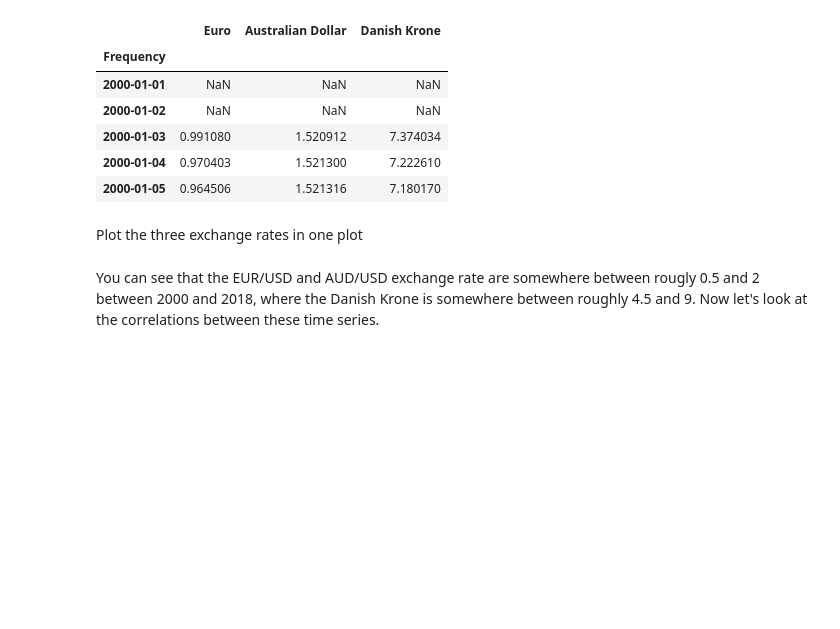
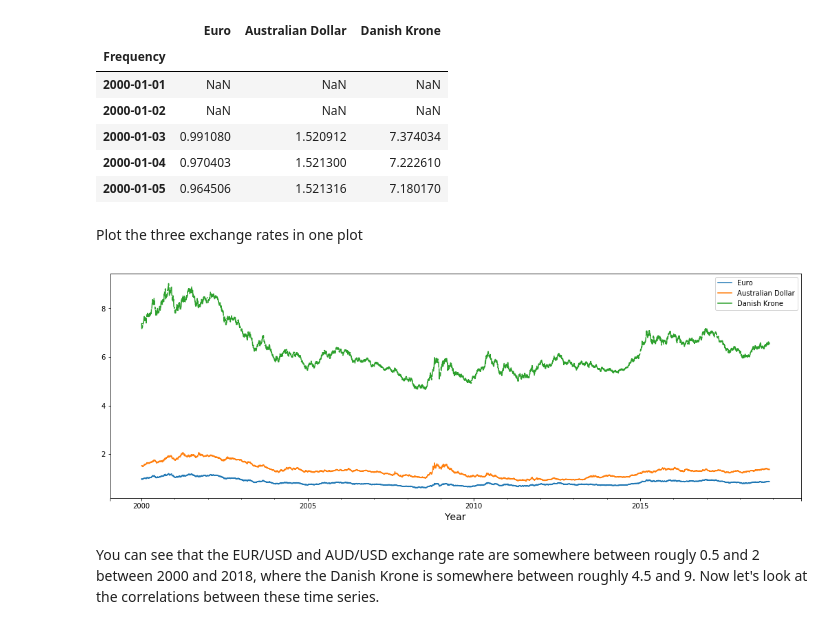
Before and after one commit to cjriggio/dsc-corr-autocorr-in-time-series-lab-nyc-ds-career-042219, a Jupyter notebook: index.ipynb, the cells around one changed output. Cells and saved outputs as stored; diff of their text form; code cells hidden in the pictures; blank space fills up the shorter version.

```diff
--- a/index.ipynb
+++ b/index.ipynb
@@ -44,7 +44,9 @@ Plot the three exchange rates in one plot
 # %%
 # your code here
 xr.plot(figsize=(18,6))
-plt.xlabel('Year', fonts)
+plt.xlabel('Year', fontsize=14);
+# %% [output]
+[figure, added]
 # %% [markdown]
 You can see that the EUR/USD and AUD/USD exchange rate are somewhere between rougly 0.5 and 2 between 2000 and 2018, where the Danish Krone is somewhere between roughly 4.5 and 9. Now let's look at the correlations between these time series.
 # %%
```
